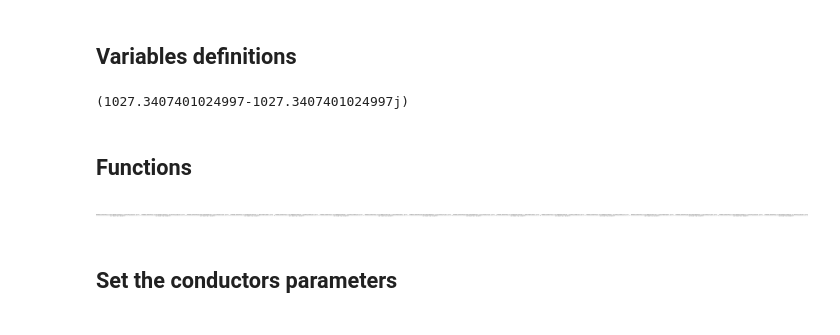
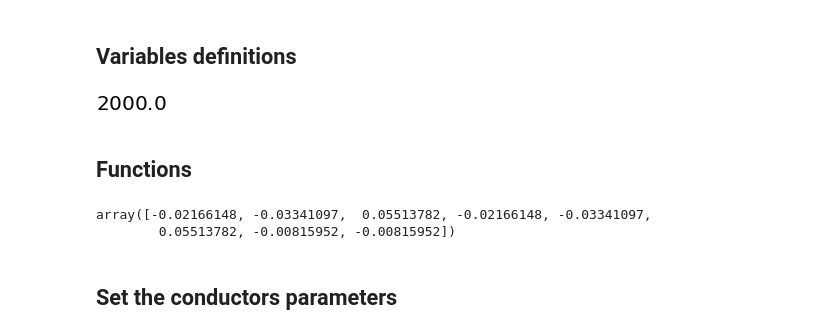
Before and after one commit to CarlosKPS/Electromagnetics-with-python, a Jupyter notebook: Electromagnetismo_project_Transmission_line.ipynb, the cells around one changed output. Saved outputs shown, nothing was run; the diff lists cells and outputs as text; code cells hidden in the pictures.

```diff
--- a/Electromagnetismo_project_Transmission_line.ipynb
+++ b/Electromagnetismo_project_Transmission_line.ipynb
@@ -75,12 +86,12 @@ number_cables = 6
 
 u = 500e3             # Voltage maximum amplitude (V)
 p = 1000e6            # Potence in a phase    (W)
-i = p/u               # The current per cable (A)
+I = p/u               # The current per cable (A)
 w = 2*np.pi*60        # angular frequency (rad/s)
 
-p = np.sqrt(1/(1j*w*mi*sigma_solo))
+p = np.sqrt(1/(1j*w*mi*sigma_solo)) # complex depth
 
-phase_line = {'a': 0 , 'b':-120, 'c':120}
+phase_line = {'a': 0 , 'b':-120, 'c':120}  # angle of each phase
 
 # the last two conductors are the ligthning conductors ---------------------------------------------------------------
 xy = np.array([[-6,17],[-6,27.8],[-6,37],[6,17],[6,27.8],[6,37],[-8,55],[8,55]])  # the position matrix of eacho cable
@@ -89,8 +100,9 @@ xc = np.transpose(a)[0]
 yc = np.transpose(b)[0]
 # %%
 # for test
+I
 # %% [output]
-(1027.3407401024997-1027.3407401024997j)
+[figure, added]
 # %% [markdown]
 ## Functions
 # %%
@@ -167,7 +216,8 @@ def electric_potential(theta,x1=None,y1=None):
 # %%
-electric_potential(0)
+total_charge(0)
 # %% [output]
-[figure, removed]
+array([-0.02166148, -0.03341097,  0.05513782, -0.02166148, -0.03341097,
+        0.05513782, -0.00815952, -0.00815952])
 # %% [markdown]
 ## Set the conductors parameters
 # %%
```
Also changed, not shown: parts of 20 cells of this notebook.
